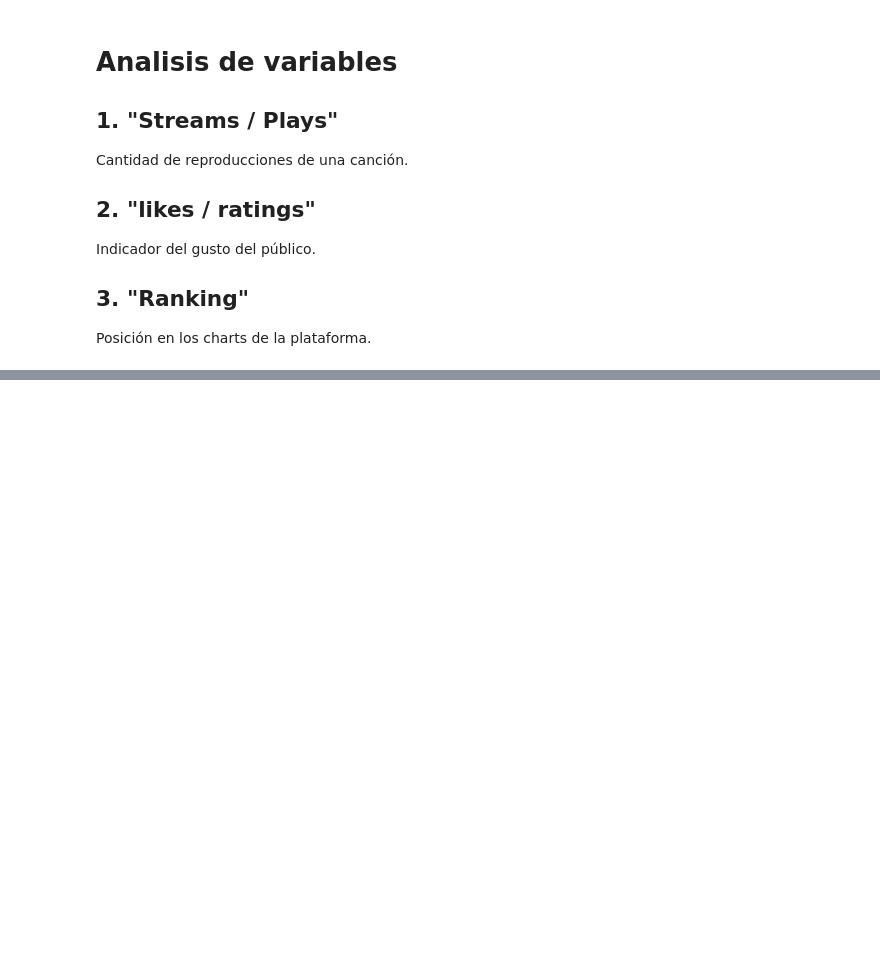
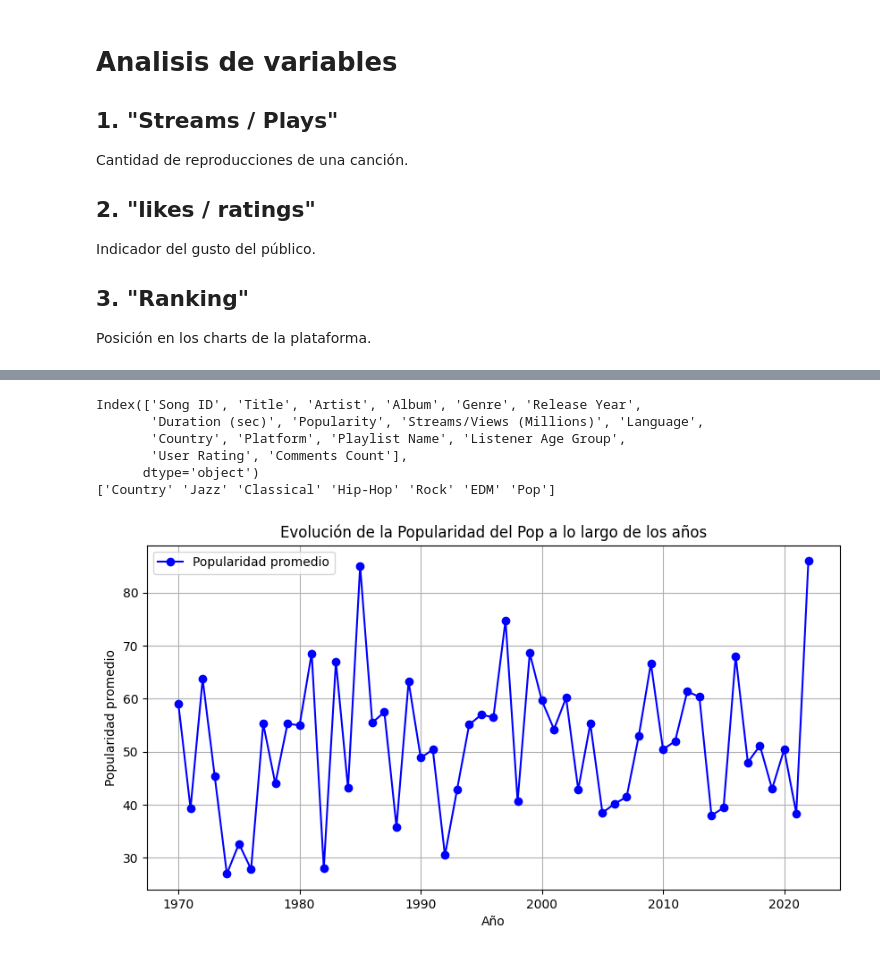
Before and after one commit to FacundoSalgan/Proyecto, a Jupyter notebook: Dataset+salgan.ipynb, the cells around one changed output, grey strips where cells are left out. Drawn from its saved outputs; the diff is of its cells as text; code cells hidden in the pictures; blank space fills up the shorter version.

```diff
--- a/Dataset+salgan.ipynb
+++ b/Dataset+salgan.ipynb
@@ -176,3 +210,10 @@ Indicador del gusto del público.
 
 ## 3. "Ranking"
 Posición en los charts de la plataforma.
+# %%
+import pandas as pd
+url = "https://raw.githubusercontent.com/FacundoSalgan/Proyecto/refs/heads/main/pandora_dataset.csv"
+df = pd.read_csv(url)
+
+# Mostrar las primeras filas del dataset
+df.head()
@@ -178,0 +227,31 @@ Posición en los charts de la plataforma.
+# %%
+print(df.columns)  # Ver los nombres de las columnas
+print(df["Genre"].unique())  # Ver qué géneros hay en el dataset
+# %% [output]
+Index(['Song ID', 'Title', 'Artist', 'Album', 'Genre', 'Release Year',
+       'Duration (sec)', 'Popularity', 'Streams/Views (Millions)', 'Language',
+       'Country', 'Platform', 'Playlist Name', 'Listener Age Group',
+       'User Rating', 'Comments Count'],
+      dtype='object')
+['Country' 'Jazz' 'Classical' 'Hip-Hop' 'Rock' 'EDM' 'Pop']
+# %%
+df["Genre"] = df["Genre"].str.lower()  # Convierte todo a minúsculas
+# %%
+df_pop = df[df["Genre"] == "pop"]
+# %%
+df_popularity = df_pop.groupby("Release Year")["Popularity"].mean().reset_index()
+# %%
+import matplotlib.pyplot as plt
+
+plt.figure(figsize=(10, 5))
+plt.plot(df_popularity["Release Year"], df_popularity["Popularity"], marker="o", linestyle="-", color="b", label="Popularidad promedio")
+
+plt.xlabel("Año")
+plt.ylabel("Popularidad promedio")
+plt.title("Evolución de la Popularidad del Pop a lo largo de los años")
+plt.legend()
+plt.grid(True)
+
+plt.show()
+# %% [output]
+[figure, added]
```
Also changed, not shown: parts of 11 cells of this notebook.
